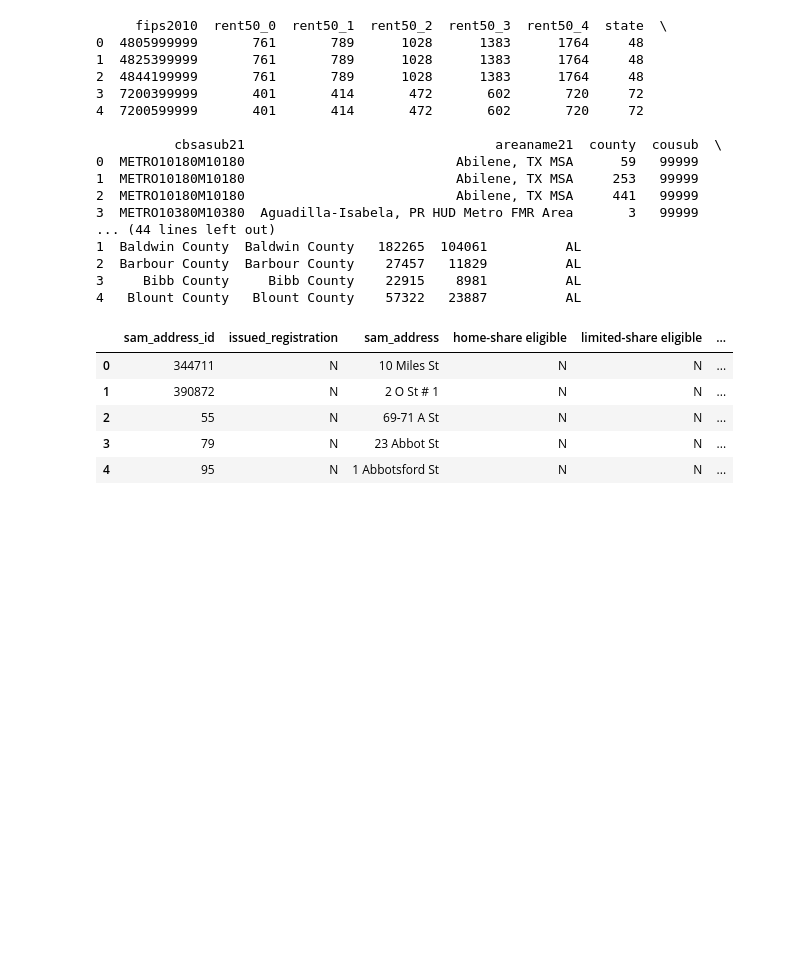
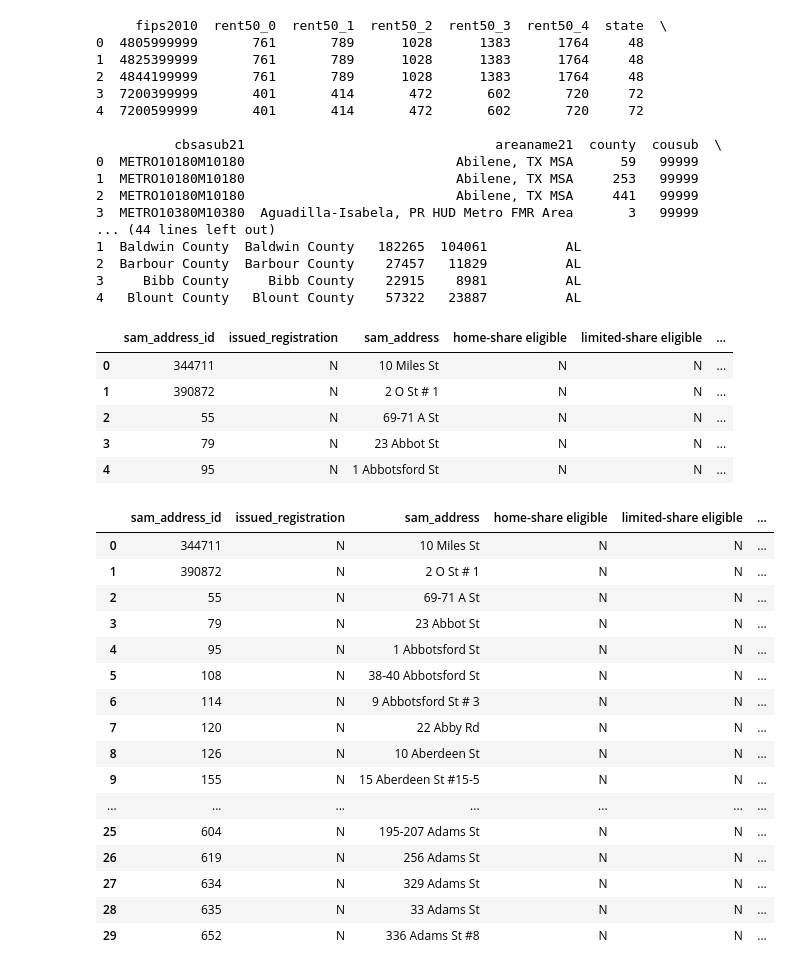
Before and after one commit to Amantux/HousingData, a Jupyter notebook: Housing Data.ipynb, the cells around one changed output. Cells and saved outputs as stored; diff of their text form; code cells hidden in the pictures; blank space fills up the shorter version.

```diff
--- a/Housing Data.ipynb
+++ b/Housing Data.ipynb
@@ -53,3 +53,23 @@ Short_Term_Rental.head()
 #Data Regarding Possible Impacts
 #https://boston.maps.arcgis.com/apps/View/index.html?appid=7a599ab2ebad43d68adabc9a9ebea0e6&extent=-71.1583,42.2897,-70.9309,42.4060
 #https://data.cambridgema.gov/browse?q=parking&sortBy=most_accessed&utf8=%E2%9C%93
+# %%
+Short_Term_Rental.head(30)
+# %% [output]
+|  | sam_address_id | issued_registration | sam_address | home-share eligible | limited-share eligible | ... |
+| 0 | 344711 | N | 10 Miles St | N | N | ... |
+| 1 | 390872 | N | 2 O St # 1 | N | N | ... |
+| 2 | 55 | N | 69-71 A St | N | N | ... |
+| 3 | 79 | N | 23 Abbot St | N | N | ... |
+| 4 | 95 | N | 1 Abbotsford St | N | N | ... |
+| 5 | 108 | N | 38-40 Abbotsford St | N | N | ... |
+| 6 | 114 | N | 9 Abbotsford St # 3 | N | N | ... |
+| 7 | 120 | N | 22 Abby Rd | N | N | ... |
+| 8 | 126 | N | 10 Aberdeen St | N | N | ... |
+| 9 | 155 | N | 15 Aberdeen St #15-5 | N | N | ... |
+| ... | ... | ... | ... | ... | ... | ... |
+| 25 | 604 | N | 195-207 Adams St | N | N | ... |
+| 26 | 619 | N | 256 Adams St | N | N | ... |
+| 27 | 634 | N | 329 Adams St | N | N | ... |
+| 28 | 635 | N | 33 Adams St | N | N | ... |
+| 29 | 652 | N | 336 Adams St #8 | N | N | ... |
```
